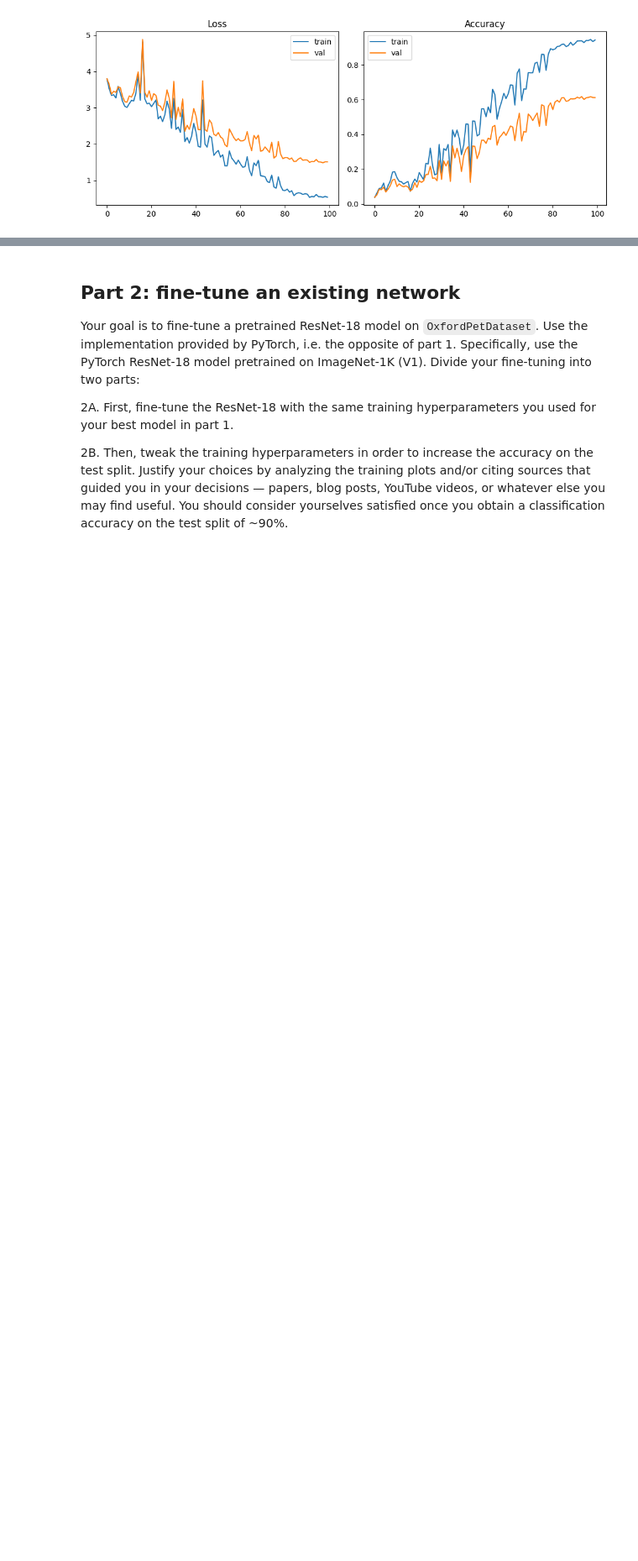
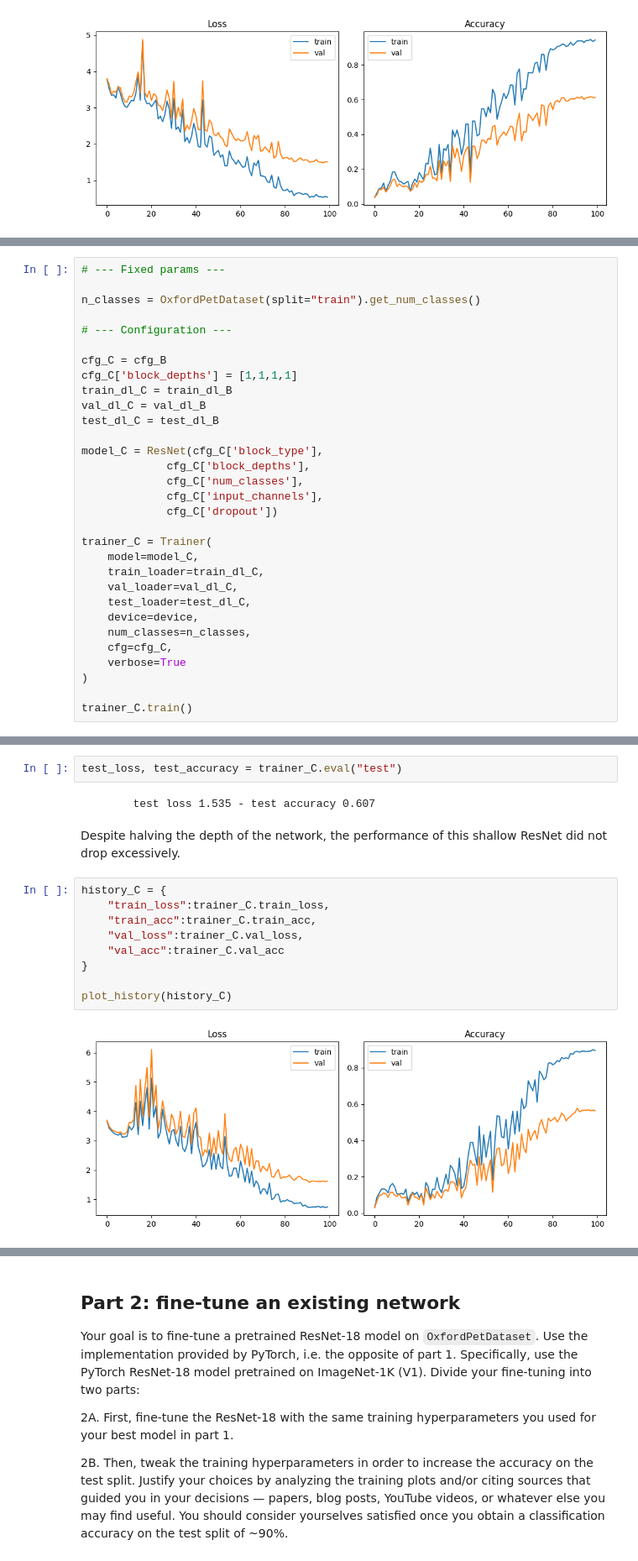
Before and after one commit to lucazini03/IPCV, a Jupyter notebook: assignment_module_two.ipynb, the cells around one changed output, grey strips where cells are left out. Shown at 84% size. Saved outputs shown, nothing was run; the diff lists cells and outputs as text; blank space fills up the shorter version.

```diff
--- a/assignment_module_two.ipynb
+++ b/assignment_module_two.ipynb
@@ -731,0 +777,31 @@ plot_history(history_B)
+# %%
+# --- Fixed params ---
+
+n_classes = OxfordPetDataset(split="train").get_num_classes()
+
+# --- Configuration ---
+
+cfg_C = cfg_B
+cfg_C['block_depths'] = [1,1,1,1]
+train_dl_C = train_dl_B
+val_dl_C = val_dl_B
+test_dl_C = test_dl_B
+
+model_C = ResNet(cfg_C['block_type'],
+             cfg_C['block_depths'],
+             cfg_C['num_classes'],
+             cfg_C['input_channels'],
+             cfg_C['dropout'])
+
+trainer_C = Trainer(
+    model=model_C,
+    train_loader=train_dl_C,
+    val_loader=val_dl_C,
+    test_loader=test_dl_C,
+    device=device,
+    num_classes=n_classes,
+    cfg=cfg_C,
+    verbose=True
+)
+
+trainer_C.train()
@@ -731,0 +826,17 @@ plot_history(history_B)
+# %%
+test_loss, test_accuracy = trainer_C.eval("test")
+# %% [output]
+        test loss 1.535 - test accuracy 0.607
+# %% [markdown]
+Despite halving the depth of the network, the performance of this shallow ResNet did not drop excessively.
+# %%
+history_C = {
+    "train_loss":trainer_C.train_loss,
+    "train_acc":trainer_C.train_acc,
+    "val_loss":trainer_C.val_loss,
+    "val_acc":trainer_C.val_acc
+}
+
+plot_history(history_C)
+# %% [output]
+[figure, added]
```
Also changed, not shown: parts of 17 cells of this notebook.
